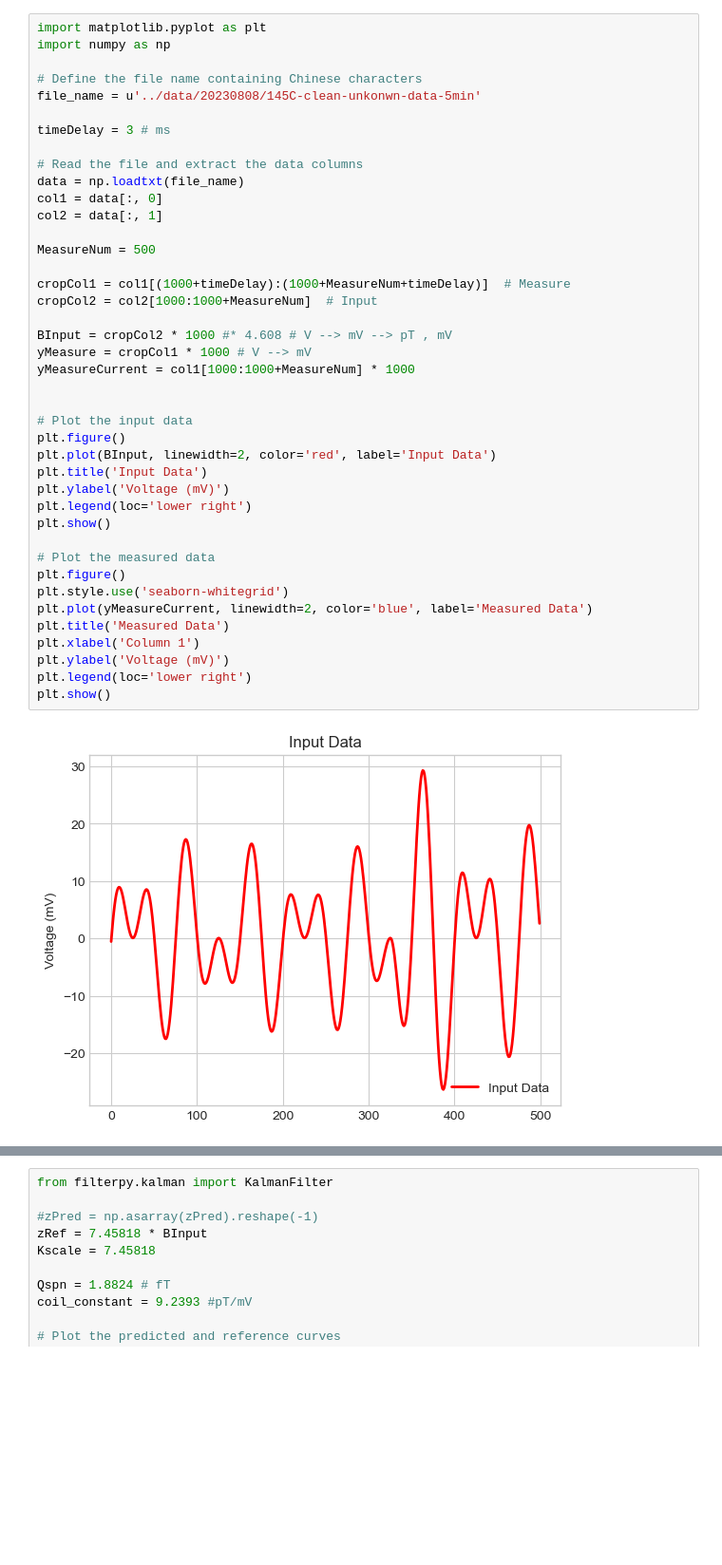
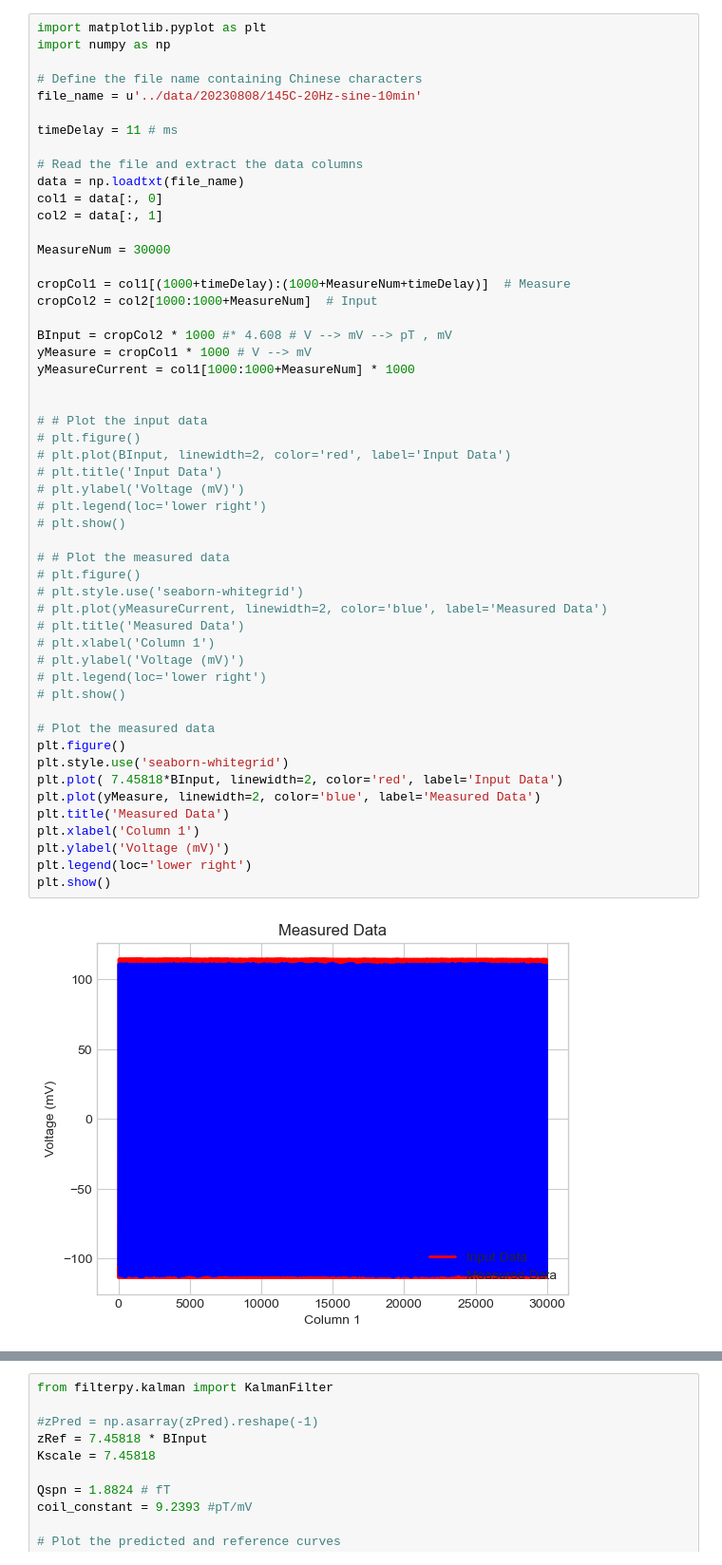
Before and after one commit to leigaoyi/Kalman_filter_sensor_drift, a Jupyter notebook: algorithms/KF_linear_system_145C.ipynb, the cells around one changed output, grey strips where cells are left out. Shown: that part at 95% size. Cells and saved outputs as stored; diff of their text form; blank space fills up the shorter version.

Commit message:
draw figures

```diff
--- a/algorithms/KF_linear_system_145C.ipynb
+++ b/algorithms/KF_linear_system_145C.ipynb
@@ -2,42 +2,53 @@
 import matplotlib.pyplot as plt
 import numpy as np
 
 # Define the file name containing Chinese characters
-file_name = u'../data/20230808/145C-clean-unkonwn-data-5min'
+file_name = u'../data/20230808/145C-20Hz-sine-10min'
 
-timeDelay = 3 # ms
+timeDelay = 11 # ms
 
 # Read the file and extract the data columns
 data = np.loadtxt(file_name)
 col1 = data[:, 0]
 col2 = data[:, 1]
 
-MeasureNum = 500
+MeasureNum = 30000
 
 cropCol1 = col1[(1000+timeDelay):(1000+MeasureNum+timeDelay)]  # Measure
 cropCol2 = col2[1000:1000+MeasureNum]  # Input
 
 BInput = cropCol2 * 1000 #* 4.608 # V --> mV --> pT , mV
 yMeasure = cropCol1 * 1000 # V --> mV
 yMeasureCurrent = col1[1000:1000+MeasureNum] * 1000
 
 
-# Plot the input data
-plt.figure()
-plt.plot(BInput, linewidth=2, color='red', label='Input Data')
-plt.title('Input Data')
-plt.ylabel('Voltage (mV)')
-plt.legend(loc='lower right')
-plt.show()
+# # Plot the input data
+# plt.figure()
+# plt.plot(BInput, linewidth=2, color='red', label='Input Data')
+# plt.title('Input Data')
+# plt.ylabel('Voltage (mV)')
+# plt.legend(loc='lower right')
+# plt.show()
+
+# # Plot the measured data
+# plt.figure()
+# plt.style.use('seaborn-whitegrid')
+# plt.plot(yMeasureCurrent, linewidth=2, color='blue', label='Measured Data')
+# plt.title('Measured Data')
+# plt.xlabel('Column 1')
+# plt.ylabel('Voltage (mV)')
+# plt.legend(loc='lower right')
+# plt.show()
 
 # Plot the measured data
 plt.figure()
 plt.style.use('seaborn-whitegrid')
-plt.plot(yMeasureCurrent, linewidth=2, color='blue', label='Measured Data')
+plt.plot( 7.45818*BInput, linewidth=2, color='red', label='Input Data')
+plt.plot(yMeasure, linewidth=2, color='blue', label='Measured Data')
 plt.title('Measured Data')
 plt.xlabel('Column 1')
 plt.ylabel('Voltage (mV)')
 plt.legend(loc='lower right')
 plt.show()
 # %% [output]
-[figure, old version]
+[figure, new version]
```
Also changed, not shown: parts of 4 cells of this notebook, 42 other files.
